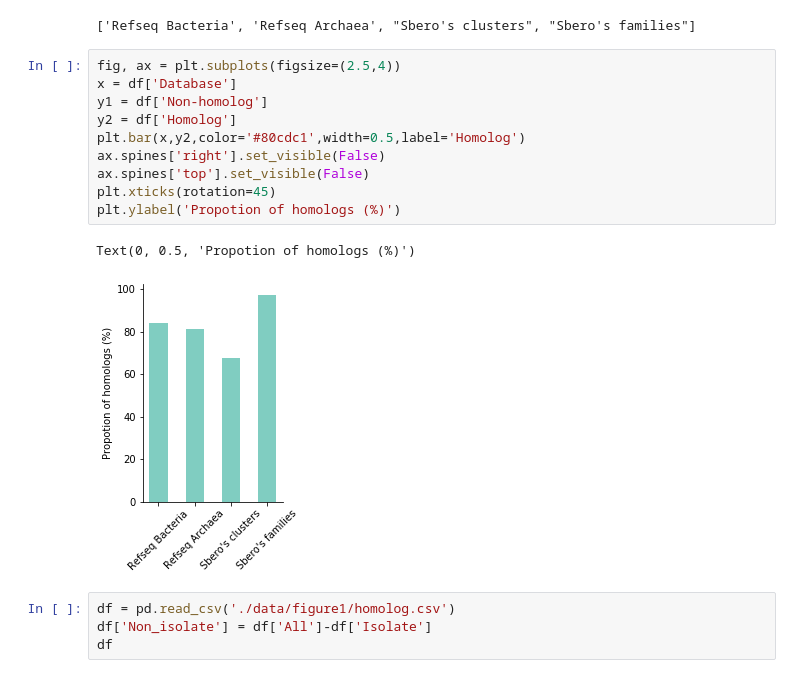
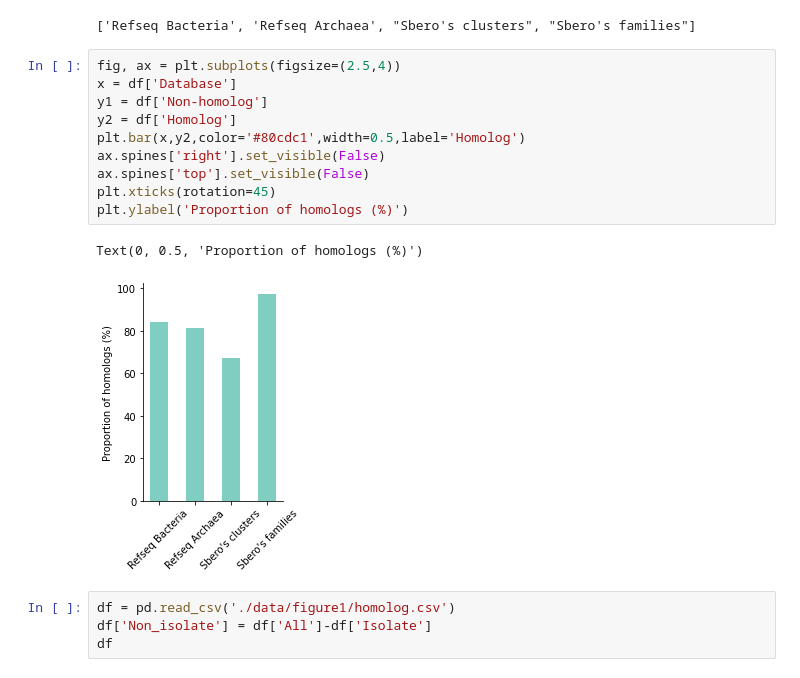
Before and after one commit to BigDataBiology/Duan2023__GMSCv1_Construction_And_Analysis, a Jupyter notebook: Manuscript_analysis/figure1.ipynb, the cells around one changed output. Saved outputs shown, nothing was run; the diff lists cells and outputs as text.

```diff
--- a/Manuscript_analysis/figure1.ipynb
+++ b/Manuscript_analysis/figure1.ipynb
@@ -693,16 +768,16 @@ df['Database'].tolist()
 # %%
 fig, ax = plt.subplots(figsize=(2.5,4))
 x = df['Database']
 y1 = df['Non-homolog']
 y2 = df['Homolog']
 plt.bar(x,y2,color='#80cdc1',width=0.5,label='Homolog')
 ax.spines['right'].set_visible(False)
 ax.spines['top'].set_visible(False)
 plt.xticks(rotation=45)
-plt.ylabel('Propotion of homologs (%)')
+plt.ylabel('Proportion of homologs (%)')
 # %% [output]
-Text(0, 0.5, 'Propotion of homologs (%)')
+Text(0, 0.5, 'Proportion of homologs (%)')
-[figure, old version]
+[figure, new version]
 # %%
 df = pd.read_csv('./data/figure1/homolog.csv')
 df['Non_isolate'] = df['All']-df['Isolate']
```
Also changed, not shown: parts of 11 cells of this notebook, 5 other files.
